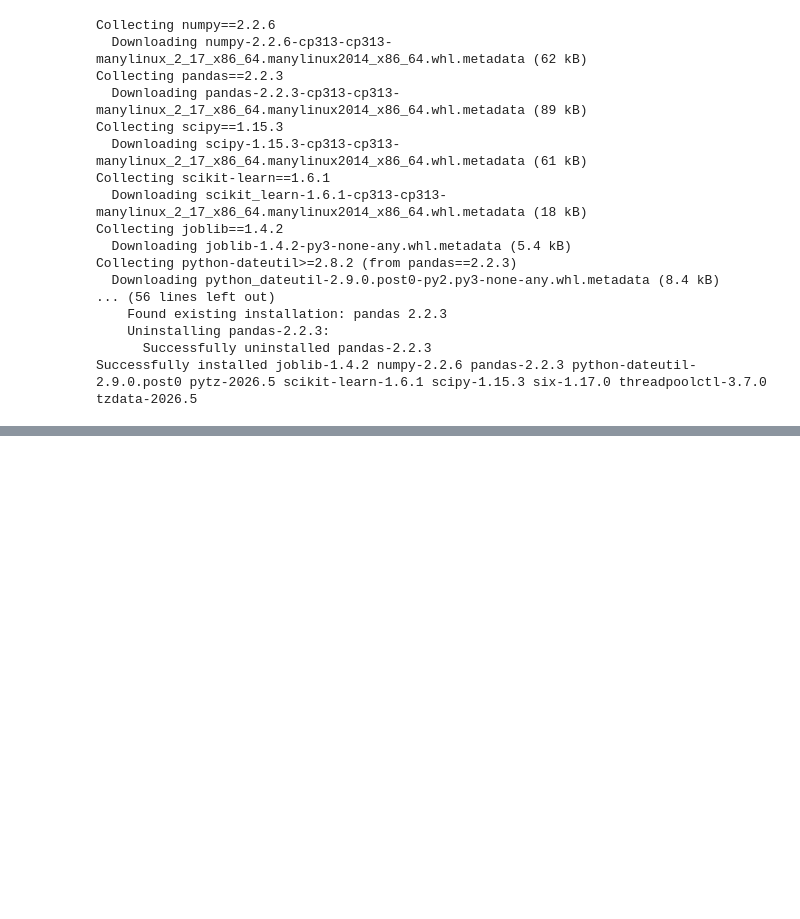
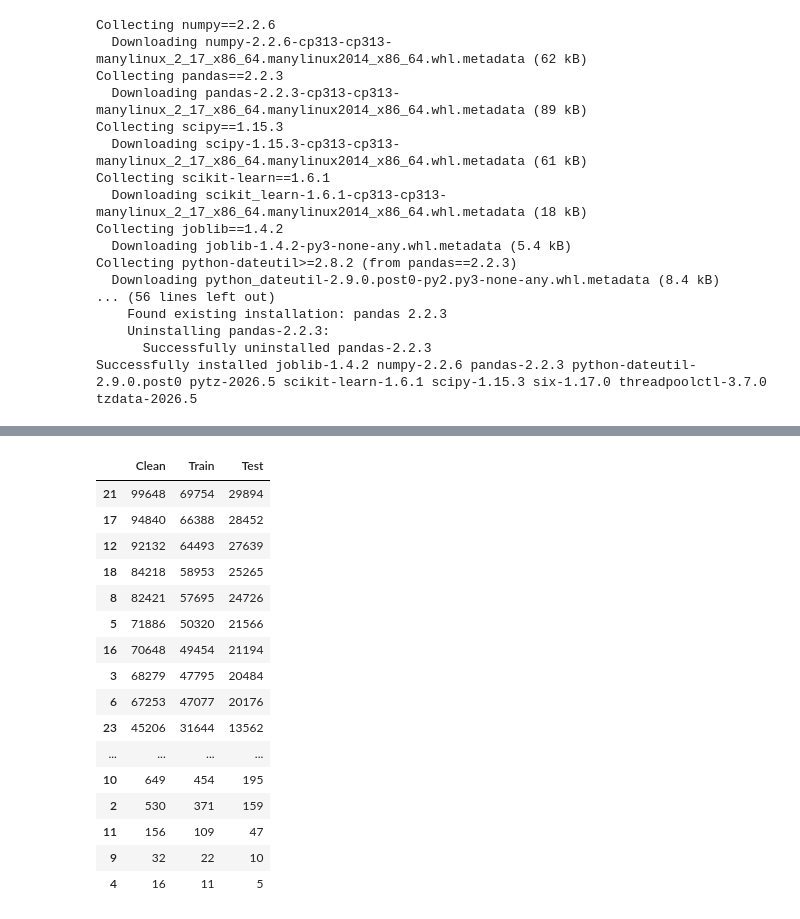
Before and after one commit to hauhauhau2006/IOT, a Jupyter notebook: model_training.ipynb, the cells around one changed output, grey strips where cells are left out. Drawn from its saved outputs; the diff is of its cells as text; code cells hidden in the pictures; blank space fills up the shorter version.

Commit message:
Được tạo bằng Colab

```diff
--- a/model_training.ipynb
+++ b/model_training.ipynb
@@ -512,0 +71,75 @@ ZIP: /content/drive/MyDrive/DATA_IOT/Models_Web_Numeric_LinearSVM_V4/Models_Test
+# %%
+# ĐOẠN 3/7 — Schema 42 cột mới, làm sạch và chia tập
+# Đây là baseline chọn cố định theo nhóm đặc trưng, chưa phải chọn tối ưu.
+# Dùng toàn bộ processed_data.csv đã gửi (~828.085 dòng), không tự lấy mẫu.
+EXPECTED_FEATURES = [
+ 'frame.len','ip.ttl','ip.len','icmp.type','icmp.code','tcp.dstport',
+ 'tcp.flags.syn','tcp.flags.ack','tcp.flags.rst','tcp.window_size',
+ 'udp.dstport','udp.length','dns.qry.name.len','dns.retransmission',
+ 'flow.duration','flow.packets_toserver','flow.packets_toclient',
+ 'flow.bytes_toserver','flow.bytes_toclient','flow.syn_count','flow.fin_count',
+ 'flow.rst_count','flow.payload_bytes','flow.max_pkt_len','flow.min_pkt_len',
+ 'flow.mean_pkt_len','flow.iat_mean','flow.server_port','flow.mqtt_pkts',
+ 'flow.mqtt_publish','flow.http_pkts','flow.dns_pkts','tcp.mss',
+ 'tcp.window_scale','tcp.sack_permitted','has_icmp','has_dns','has_http',
+ 'has_mqtt','ip.proto_TCP','ip.proto_UDP','ip.proto_ICMP'
+]
+assert len(EXPECTED_FEATURES) == len(set(EXPECTED_FEATURES)) == 42
+if not DATA_FILE.is_file():
+    raise FileNotFoundError(f'Không tìm thấy {DATA_FILE}. Sửa DATA_FILE ở đoạn 2.')
+# Kiểm tra header thực trước khi pandas có thể đổi tên cột trùng.
+import csv
+with open(DATA_FILE, encoding='utf-8-sig', newline='') as f:
+    columns = next(csv.reader(f))
+if len(columns) != len(set(columns)):
+    raise ValueError('Tên cột bị trùng trong CSV.')
+missing = [c for c in EXPECTED_FEATURES + LABELS if c not in columns]
+if missing:
+    raise ValueError(f'Không phải schema processed_data đã chọn. Thiếu: {missing}')
+feature_names = EXPECTED_FEATURES.copy()
+ignored_columns = [c for c in columns if c not in feature_names + LABELS]
+# File được kiểm tra có các cột đầu vào là số; đọc float64 tránh ép mất độ chính xác.
+dtypes = {c:np.float64 for c in columns if c != 'Attack_type'}
+dtypes['Attack_type'] = str
+raw = pd.read_csv(DATA_FILE, dtype=dtypes, low_memory=False)
+source_rows = len(raw)
+missing_rows = int(raw.isna().any(axis=1).sum())
+clean = raw.dropna()
+duplicate_rows = int(clean.duplicated().sum())
+clean = clean.drop_duplicates().reset_index(drop=True)
+del raw
+gc.collect()
+clean_rows = len(clean)
+if not clean_rows:
+    raise ValueError('Không còn bản ghi sau làm sạch.')
+if not clean['Attack_label'].isin([0, 1]).all():
+    raise ValueError('Attack_label phải là 0 hoặc 1.')
+# Lưu ánh xạ mã lớp -> nhãn nhị phân đúng theo CSV.
+# KHÔNG suy đoán tên tấn công hoặc coi chỉ một mã là Normal.
+pairs = clean[['Attack_type','Attack_label']].drop_duplicates()
+if pairs['Attack_type'].duplicated().any():
+    raise ValueError('Một mã Attack_type có nhiều Attack_label. Cần kiểm tra nguồn.')
+attack_label_by_class = {str(r.Attack_type):int(r.Attack_label) for r in pairs.itertuples(index=False)}
+counts = clean['Attack_type'].value_counts()
+if counts.min() < 2:
+    raise ValueError('Có lớp dưới 2 mẫu, không đủ chia stratify.')
+train_ids, test_ids = train_test_split(np.arange(clean_rows), test_size=TEST_SIZE,
+                                      random_state=SEED, stratify=clean['Attack_type'])
+y_train = clean.loc[train_ids, 'Attack_type'].to_numpy(dtype=str)
+y_test = clean.loc[test_ids, 'Attack_type'].to_numpy(dtype=str)
+X_train_raw = clean.loc[train_ids, feature_names].copy()
+X_test_raw = clean.loc[test_ids, feature_names].copy()
+# Giữ đầy đủ 58 cột nguồn trong test; model chỉ lấy 42 cột.
+test_path = OUTPUT_DIR/'test_raw_for_web.csv'
+clean.loc[test_ids].to_csv(test_path, index=False, encoding='utf-8-sig', float_format='%.17g')
+pd.DataFrame({'clean_row_index':test_ids}).to_csv(OUTPUT_DIR/'test_row_indices.csv', index=False)
+class_counts = pd.DataFrame({'Clean':counts,
+    'Train':pd.Series(y_train).value_counts(), 'Test':pd.Series(y_test).value_counts()}).fillna(0).astype(int)
+class_counts.to_csv(OUTPUT_DIR/'class_counts.csv', encoding='utf-8-sig')
+save_json(OUTPUT_DIR/'attack_label_by_class.json', attack_label_by_class)
+del clean, pairs
+gc.collect()
+print({'source':source_rows,'missing':missing_rows,'duplicates':duplicate_rows,'clean':clean_rows})
+print('Train:', X_train_raw.shape, 'Test:', X_test_raw.shape, 'Lớp:', len(counts))
+display(class_counts)
+# %% [output]
@@ -512,0 +148,17 @@ ZIP: /content/drive/MyDrive/DATA_IOT/Models_Web_Numeric_LinearSVM_V4/Models_Test
+|  | Clean | Train | Test |
+| 21 | 99648 | 69754 | 29894 |
+| 17 | 94840 | 66388 | 28452 |
+| 12 | 92132 | 64493 | 27639 |
+| 18 | 84218 | 58953 | 25265 |
+| 8 | 82421 | 57695 | 24726 |
+| 5 | 71886 | 50320 | 21566 |
+| 16 | 70648 | 49454 | 21194 |
+| 3 | 68279 | 47795 | 20484 |
+| 6 | 67253 | 47077 | 20176 |
+| 23 | 45206 | 31644 | 13562 |
+| ... | ... | ... | ... |
+| 10 | 649 | 454 | 195 |
+| 2 | 530 | 371 | 159 |
+| 11 | 156 | 109 | 47 |
+| 9 | 32 | 22 | 10 |
+| 4 | 16 | 11 | 5 |
```
Also changed, not shown: parts of 11 cells of this notebook.
